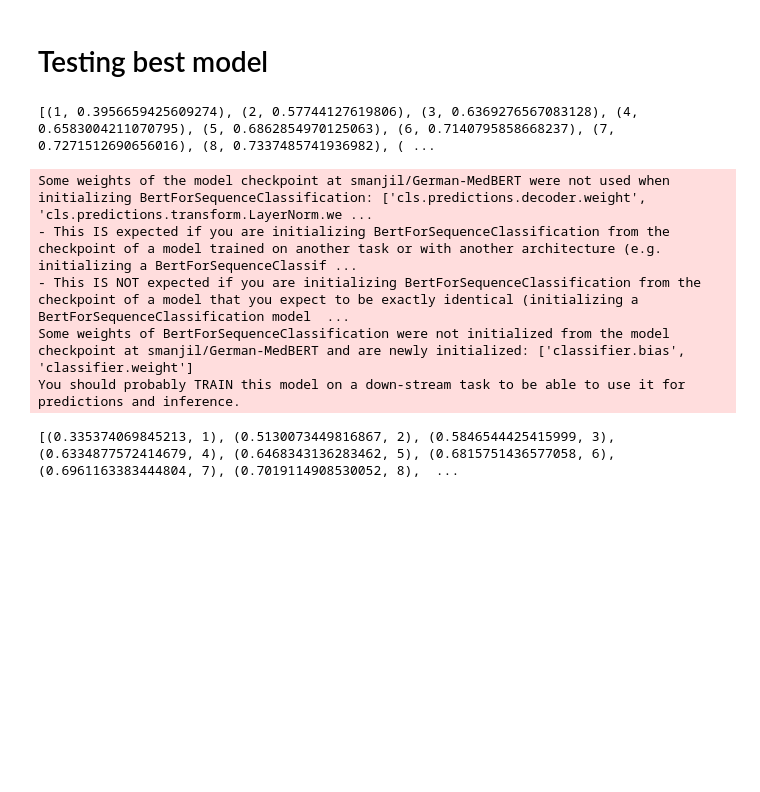
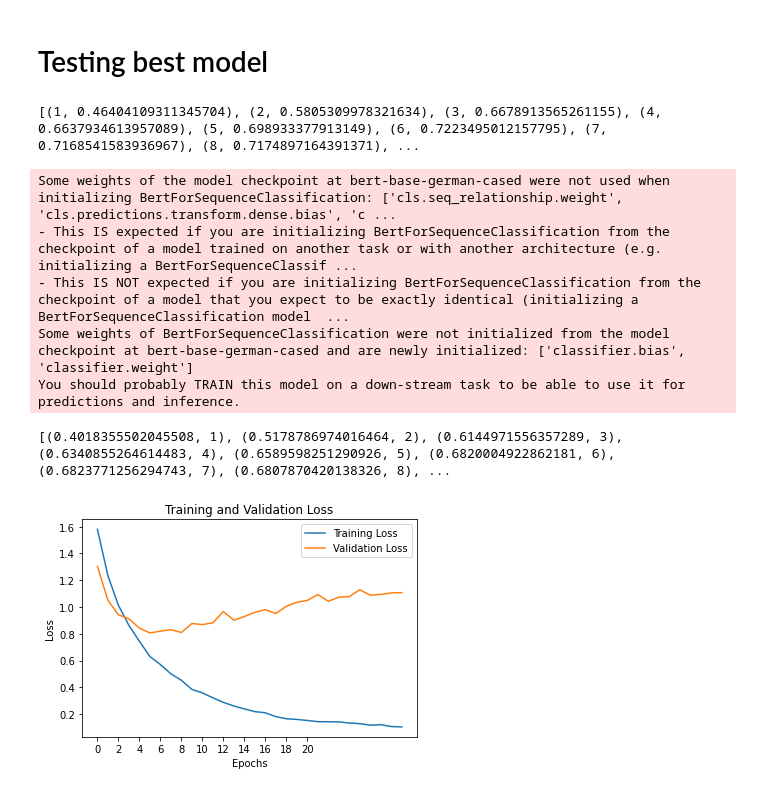
Before and after one commit to Mohamednajdawi/Models-on-Kaggle, a Jupyter notebook: fork-of-text-classification-using-bert.ipynb, the cells around one changed output. Cells and saved outputs as stored; diff of their text form; code cells hidden in the pictures; blank space fills up the shorter version.

Commit message:
Kaggle Notebook | Fork of Text Classification using BERT | Version 24

```diff
--- a/fork-of-text-classification-using-bert.ipynb
+++ b/fork-of-text-classification-using-bert.ipynb
@@ -13,7 +13,7 @@ from torch.utils.data import DataLoader, RandomSampler, SequentialSampler
 from transformers import AdamW, get_linear_schedule_with_warmup
 from sklearn.metrics import f1_score
 
-pre_trained = "smanjil/German-MedBERT"
+pre_trained = "bert-base-german-cased"
 # %% [markdown]
 # DataSet
 # %%
@@ -114,7 +114,7 @@ dataloader_validation = DataLoader(dataset_val,
 
 optimizer = AdamW(model.parameters(),lr=1e-5, eps=1e-8)
 
-epochs = 40
+epochs = 30
 
 scheduler = get_linear_schedule_with_warmup(optimizer,
                                             num_warmup_steps=0,
@@ -145,6 +145,8 @@ def accuracy_per_class(preds, labels):
 # %%
 import random
 
+train_loss_dict = {}
+val_loss_dict = {}
 seed_val = 17
 random.seed(seed_val)
 np.random.seed(seed_val)
@@ -231,5 +233,7 @@ for epoch in tqdm(range(1, epochs+1)):
     OverAll_f1.append((epoch,val_f1))
     tqdm.write(f'Validation loss: {val_loss}')
     tqdm.write(f'F1 Score (Weighted): {val_f1}')
+    train_loss_dict[epoch] = loss_train_avg
+    val_loss_dict[epoch] = val_loss
 # %% [output]
 Epoch 1
@@ -300,10 +304,40 @@ for i in range(epochs):
     total_acc.append((accuracy, i+1))
 print(total_acc)
 # %% [output]
-[(1, 0.3956659425609274), (2, 0.57744127619806), (3, 0.6369276567083128), (4, 0.6583004211070795), (5, 0.6862854970125063), (6, 0.7140795858668237), (7, 0.7271512690656016), (8, 0.7337485741936982), ( ...
+[(1, 0.46404109311345704), (2, 0.5805309978321634), (3, 0.6678913565261155), (4, 0.6637934613957089), (5, 0.698933377913149), (6, 0.7223495012157795), (7, 0.7168541583936967), (8, 0.7174897164391371), ...
-Some weights of the model checkpoint at smanjil/German-MedBERT were not used when initializing BertForSequenceClassification: ['cls.predictions.decoder.weight', 'cls.predictions.transform.LayerNorm.we ...
+Some weights of the model checkpoint at bert-base-german-cased were not used when initializing BertForSequenceClassification: ['cls.seq_relationship.weight', 'cls.predictions.transform.dense.bias', 'c ...
 - This IS expected if you are initializing BertForSequenceClassification from the checkpoint of a model trained on another task or with another architecture (e.g. initializing a BertForSequenceClassif ...
 - This IS NOT expected if you are initializing BertForSequenceClassification from the checkpoint of a model that you expect to be exactly identical (initializing a BertForSequenceClassification model  ...
-Some weights of BertForSequenceClassification were not initialized from the model checkpoint at smanjil/German-MedBERT and are newly initialized: ['classifier.bias', 'classifier.weight']
+Some weights of BertForSequenceClassification were not initialized from the model checkpoint at bert-base-german-cased and are newly initialized: ['classifier.bias', 'classifier.weight']
 You should probably TRAIN this model on a down-stream task to be able to use it for predictions and inference.
-[(0.335374069845213, 1), (0.5130073449816867, 2), (0.5846544425415999, 3), (0.6334877572414679, 4), (0.6468343136283462, 5), (0.6815751436577058, 6), (0.6961163383444804, 7), (0.7019114908530052, 8),  ...
+[(0.4018355502045508, 1), (0.5178786974016464, 2), (0.6144971556357289, 3), (0.6340855264614483, 4), (0.6589598251290926, 5), (0.6820004922862181, 6), (0.6823771256294743, 7), (0.6807870420138326, 8), ...
+# %%
+from matplotlib.pylab import plt
+from numpy import arange
+
+
+# Retrieve each dictionary's values
+train_values = train_loss_dict.values()
+val_values = val_loss_dict.values()
+
+# Generate a sequence of integers to represent the epoch numbers
+epochs_range = range(0, epochs)
+
+
+# Plot and label the training and validation loss values
+plt.plot(epochs_range, train_values, label='Training Loss')
+plt.plot(epochs_range, val_values, label='Validation Loss')
+
+# Add in a title and axes labels
+plt.title('Training and Validation Loss')
+plt.xlabel('Epochs')
+plt.ylabel('Loss')
+
+# Set the tick locations
+plt.xticks(arange(0, 21, 2))
+
+# Display the plot
+plt.legend(loc='best')
+plt.show()
+# %% [output]
+[figure, added]
```
Also changed, not shown: parts of 2 cells of this notebook.
